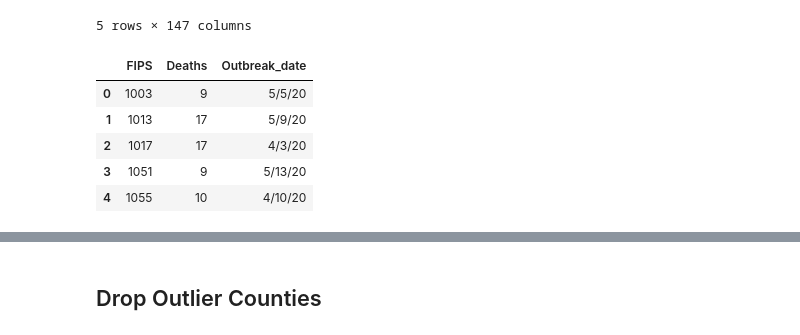
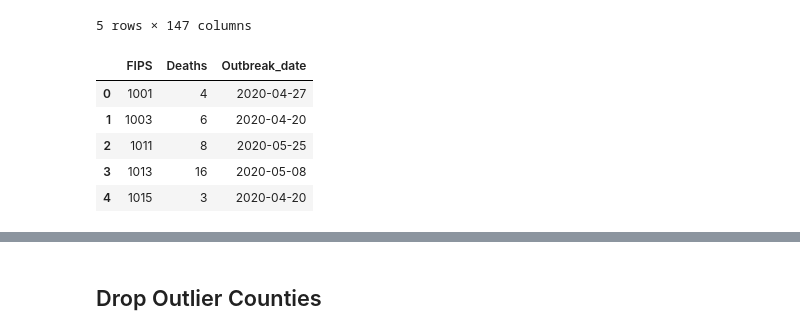
Before and after one commit to jhu-covid-optimization/covid-drivers, a Jupyter notebook: notebooks/bm-01-AC-PCA_data_processing.ipynb, the cells around one changed output, grey strips where cells are left out. Cells and saved outputs as stored; diff of their text form; code cells hidden in the pictures.

```diff
--- a/notebooks/bm-01-AC-PCA_data_processing.ipynb
+++ b/notebooks/bm-01-AC-PCA_data_processing.ipynb
@@ -122,43 +130,44 @@ deaths_t_series.head()
 # total_deaths.columns = ['FIPS', 'deaths']
 death_data = pd.DataFrame(columns=['FIPS', 'Deaths', 'Outbreak_date'])
 dates = deaths_t_series.columns[1:]
-death_thresh = 5
+death_thresh = 3
 n_days = 21
 
 # Get all existing data n_days from the death_thresh death.
 for i in range(len(deaths_t_series)):
     county = deaths_t_series.iloc[i]
     outbreak_date = None
 
     # Iterate through dates to find first date with deaths >= death thresh
     for j in range(len(dates)):
         if county[dates[j]] >= death_thresh:
             outbreak_date = dates[j]
 
             # See if this happened n_days or more before current day
             try:
                 n_days_later = dates[j+n_days]
 
                 # Make sure the data is bug-free
                 bad_data=False
                 for k in range(n_days):
                     if county[n_days_later] < county[dates[j+k]]:
                         bad_data=True
                 if not bad_data:
+                    outbreak_date = datetime.datetime.strptime(outbreak_date, '%m/%d/%y')
                     death_data = death_data.append({'FIPS': county['FIPS'], 'Deaths':county[n_days_later], 'Outbreak_date':outbreak_date}, ignore_index=True)
                 break
 
             except:
                 break
 
 death_data.head()
 # %% [output]
 |  | FIPS | Deaths | Outbreak_date |
-| 0 | 1003 | 9 | 5/5/20 |
-| 1 | 1013 | 17 | 5/9/20 |
-| 2 | 1017 | 17 | 4/3/20 |
-| 3 | 1051 | 9 | 5/13/20 |
-| 4 | 1055 | 10 | 4/10/20 |
+| 0 | 1001 | 4 | 2020-04-27 |
+| 1 | 1003 | 6 | 2020-04-20 |
+| 2 | 1011 | 8 | 2020-05-25 |
+| 3 | 1013 | 16 | 2020-05-08 |
+| 4 | 1015 | 3 | 2020-04-20 |
 # %%
 combined_data = counties.merge(death_data, left_on='FIPS', right_on='FIPS')
 combined_data = combined_data.dropna()
```
Also changed, not shown: parts of 30 cells of this notebook, 1 other file.
